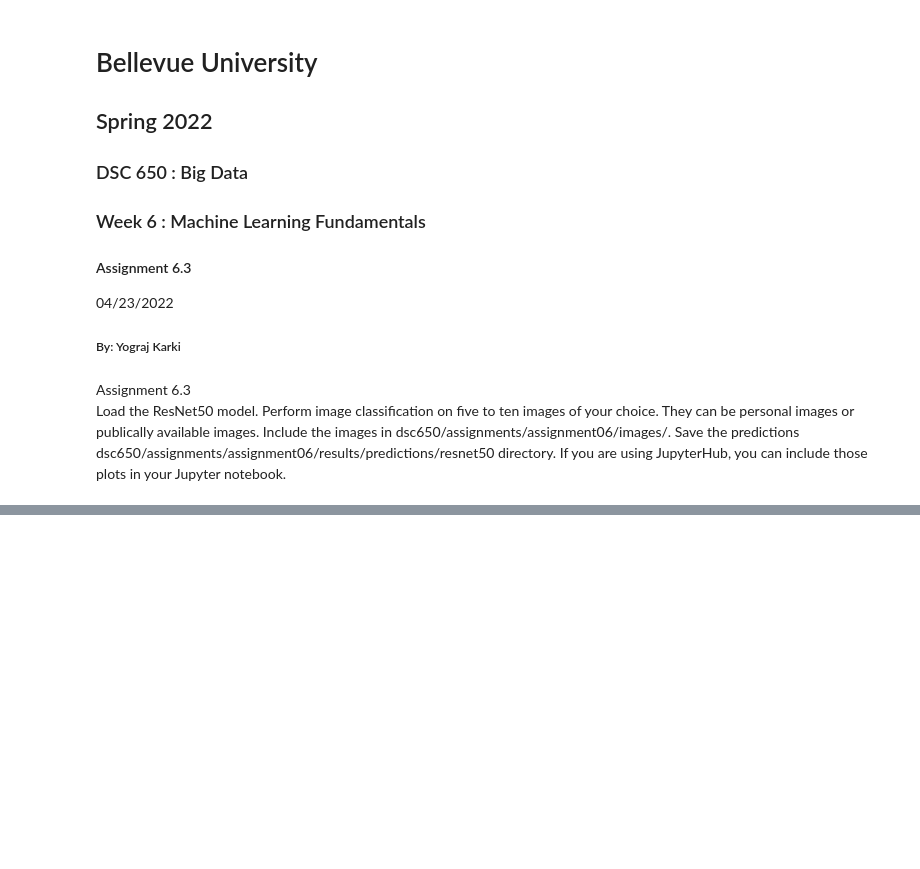
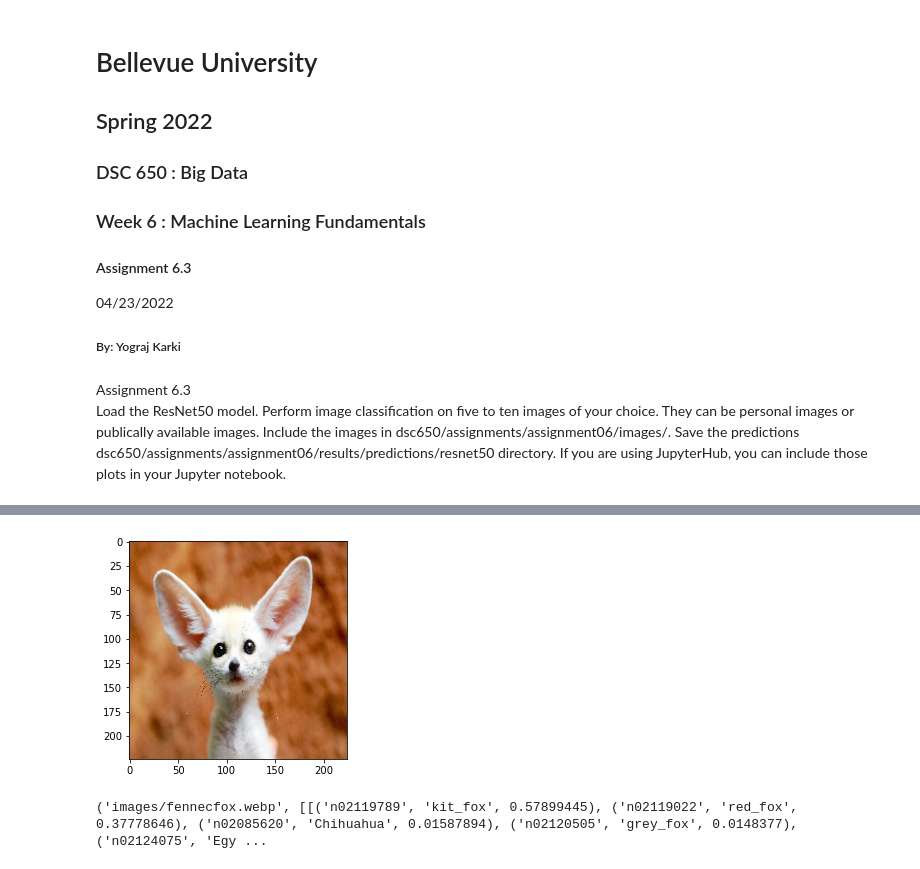
Before and after one commit to Yogi-DS/dsc650, a Jupyter notebook: dsc650/assignments/assignment06/assignment_6_3.ipynb, the cells around one changed output, grey strips where cells are left out. Saved outputs shown, nothing was run; the diff lists cells and outputs as text; code cells hidden in the pictures; blank space fills up the shorter version.

```diff
--- a/dsc650/assignments/assignment06/assignment_6_3.ipynb
+++ b/dsc650/assignments/assignment06/assignment_6_3.ipynb
@@ -55,0 +44,6 @@ run_prediction(filename3)
+# %%
+file2 = "images/fennecfox.webp"
+run_prediction(file2)
+# %% [output]
+[figure, added]
+('images/fennecfox.webp', [[('n02119789', 'kit_fox', 0.57899445), ('n02119022', 'red_fox', 0.37778646), ('n02085620', 'Chihuahua', 0.01587894), ('n02120505', 'grey_fox', 0.0148377), ('n02124075', 'Egy ...
```
Also changed, not shown: parts of 7 cells of this notebook, 20 other files.
